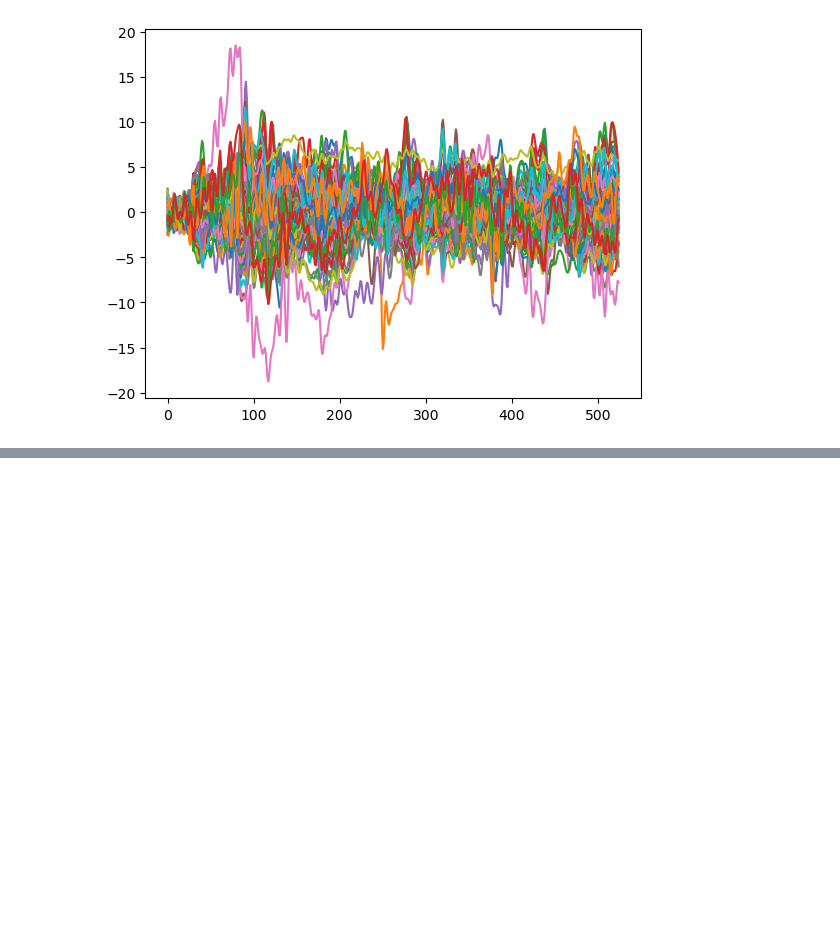
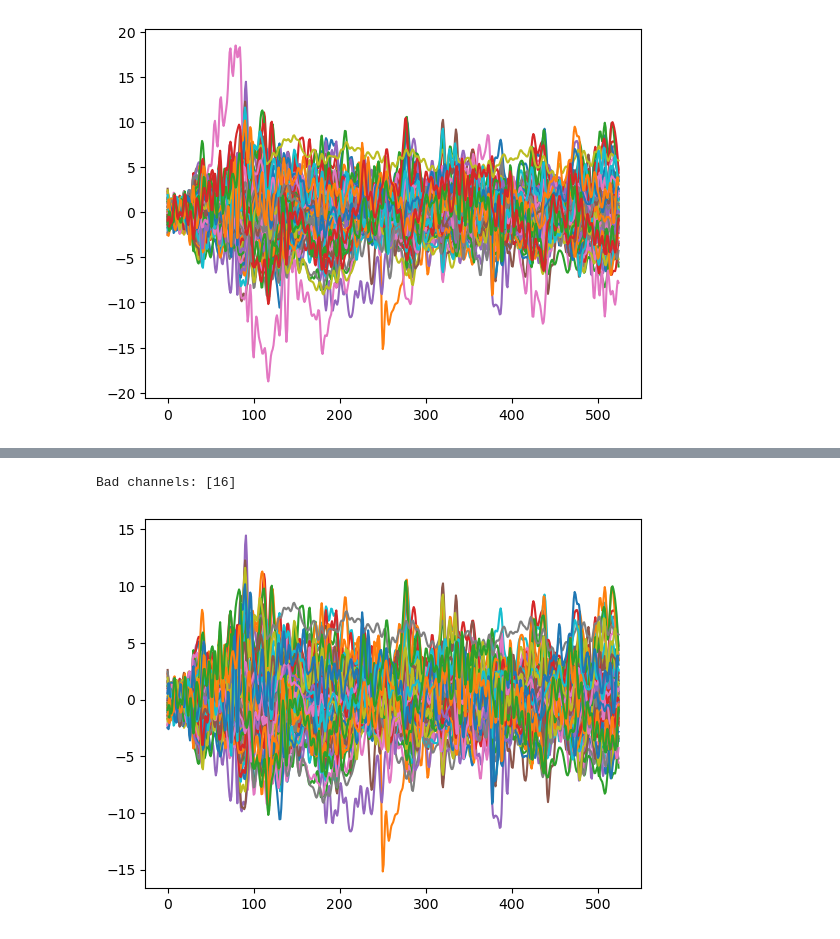
Before and after one commit to shivam-199/EEG-based-BCI-for-grasp-prediction, a Jupyter notebook: Code/preprocessing.ipynb, the cells around one changed output, grey strips where cells are left out. Cells and saved outputs as stored; diff of their text form; code cells hidden in the pictures; blank space fills up the shorter version.

```diff
--- a/Code/preprocessing.ipynb
+++ b/Code/preprocessing.ipynb
@@ -198,7 +198,7 @@ def get_trial_dat(Subject, Hand, handPos, Trial, Action):
         (clean_data["Hand"] == Hand) &
         (clean_data["handPos"] == handPos) &
         (clean_data["Trial"] == Trial) &
-        (clean_data["Action"] == Action)].to_numpy()[:, :-6],
+        (clean_data["Action"] == Action)].to_numpy()[:, :-6].astype(np.float32),
         "info": {"Subject": Subject, "Hand": Hand, "handPos": handPos, "Trial": Trial, "Action": Action},
         "timestamp": clean_data.columns[:-6]
         }
@@ -236,0 +245,17 @@ TypeError: Image data of dtype object cannot be converted to float
+# %%
+def remove_bad_channels(data, threshold=2):
+    std = np.std(data["eeg"], axis=1)
+    bad_channels = np.where(std > threshold * np.mean(std))[0]
+    print(f'Bad channels: {bad_channels}')
+    data["eeg_bad_chan"] = np.delete(data["eeg"], bad_channels, axis=0)
+    return data
+
+trial_data = get_trial_dat("P01", "Right", "palmDown", 1, "Open")
+trial_data = remove_bad_channels(trial_data)
+
+for ch in range(trial_data["eeg_bad_chan"].shape[0]):
+    plt.plot(trial_data["eeg_bad_chan"][ch, :])
+plt.show()
+# %% [output]
+Bad channels: [16]
+[figure, added]
```
Also changed, not shown: parts of 6 cells of this notebook, 1 other file.
